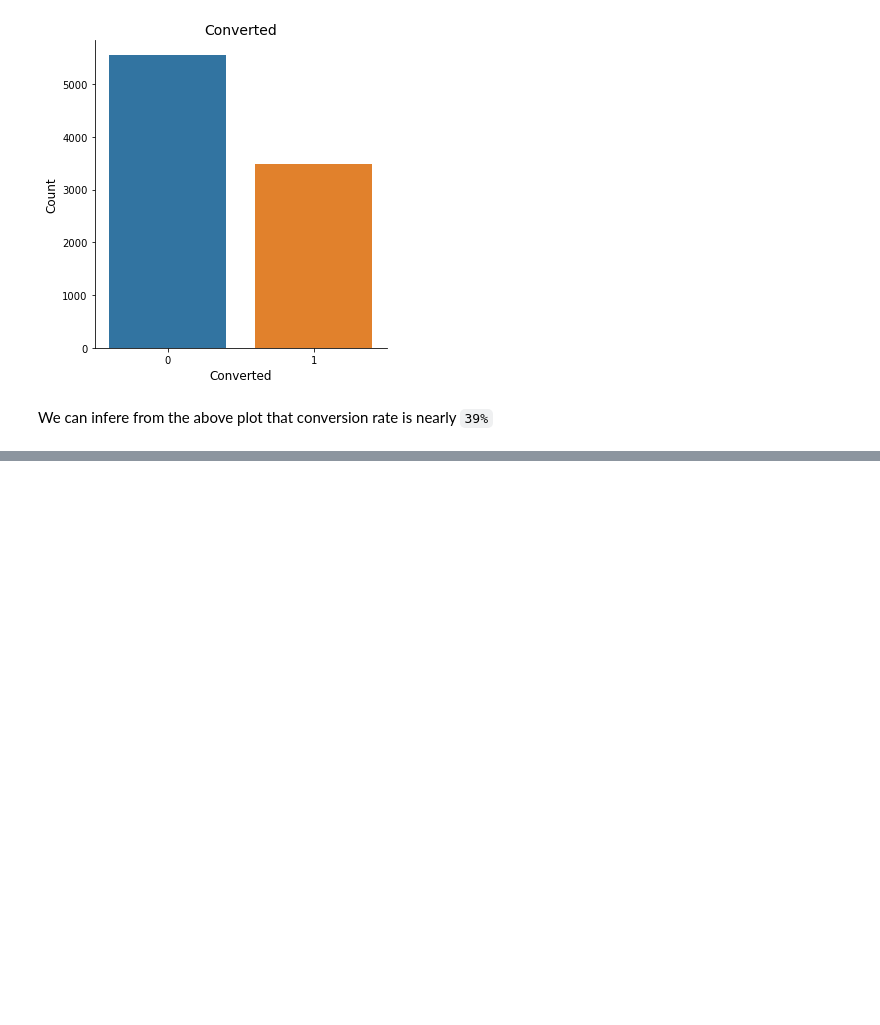
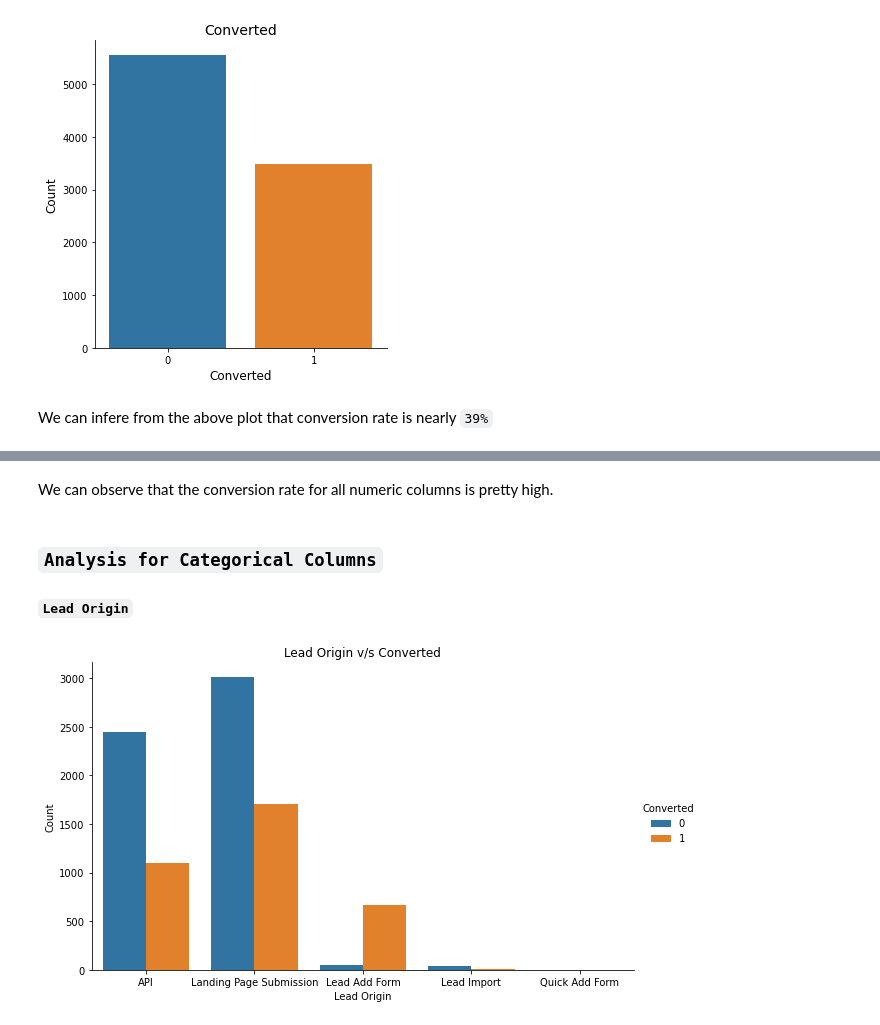
Before and after one commit to ManishDhawal/Lead_Score_Case_Study, a Jupyter notebook: Lead+Scoring+Case+Study.ipynb, the cells around one changed output, grey strips where cells are left out. Cells and saved outputs as stored; diff of their text form; code cells hidden in the pictures; blank space fills up the shorter version.

```diff
--- a/Lead+Scoring+Case+Study.ipynb
+++ b/Lead+Scoring+Case+Study.ipynb
@@ -484,0 +498,16 @@ We can infere from the above plot that conversion rate is nearly `39%`
+# %% [markdown]
+We can observe that the conversion rate for all numeric columns is pretty high.
+# %% [markdown]
+### `Analysis for Categorical Columns`
+
+#### `Lead Origin`
+# %%
+sns.catplot(data=leadScore, x='Lead Origin', hue='Converted', kind='count', aspect=1.7)
+
+plt.title('Lead Origin v/s Converted', fontsize=12)
+plt.xlabel('Lead Origin', fontsize=10)
+plt.ylabel('Count', fontsize=10)
+
+plt.show()
+# %% [output]
+[figure, added]
```
Also changed, not shown: parts of 54 cells of this notebook.
